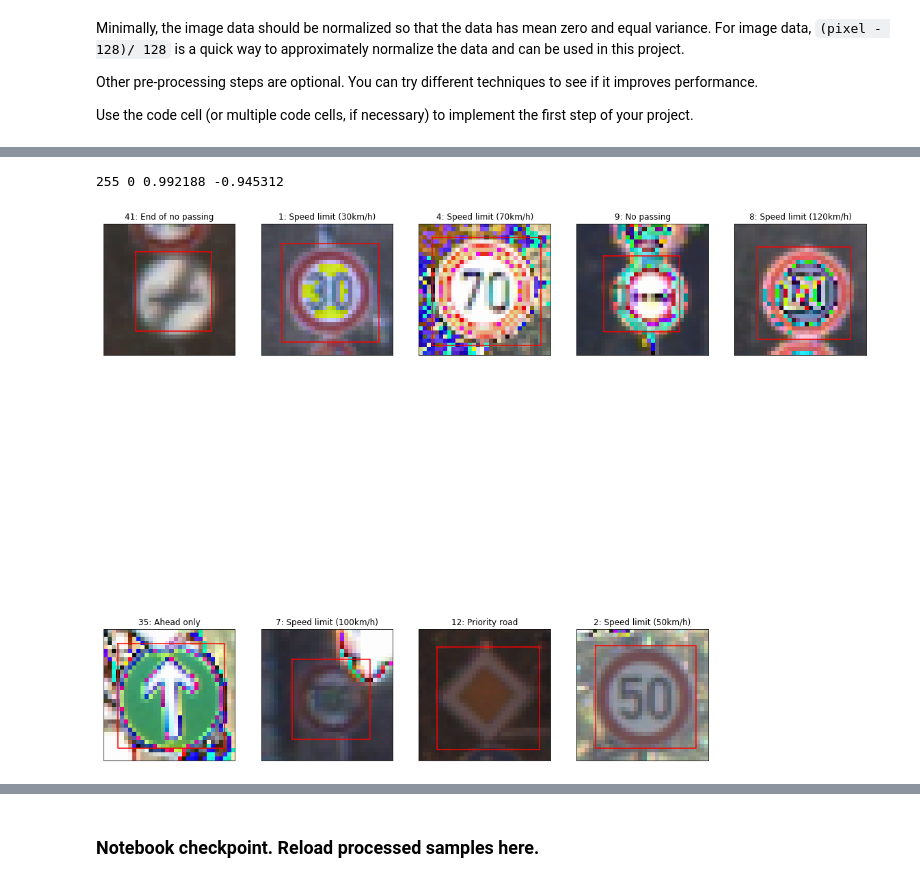
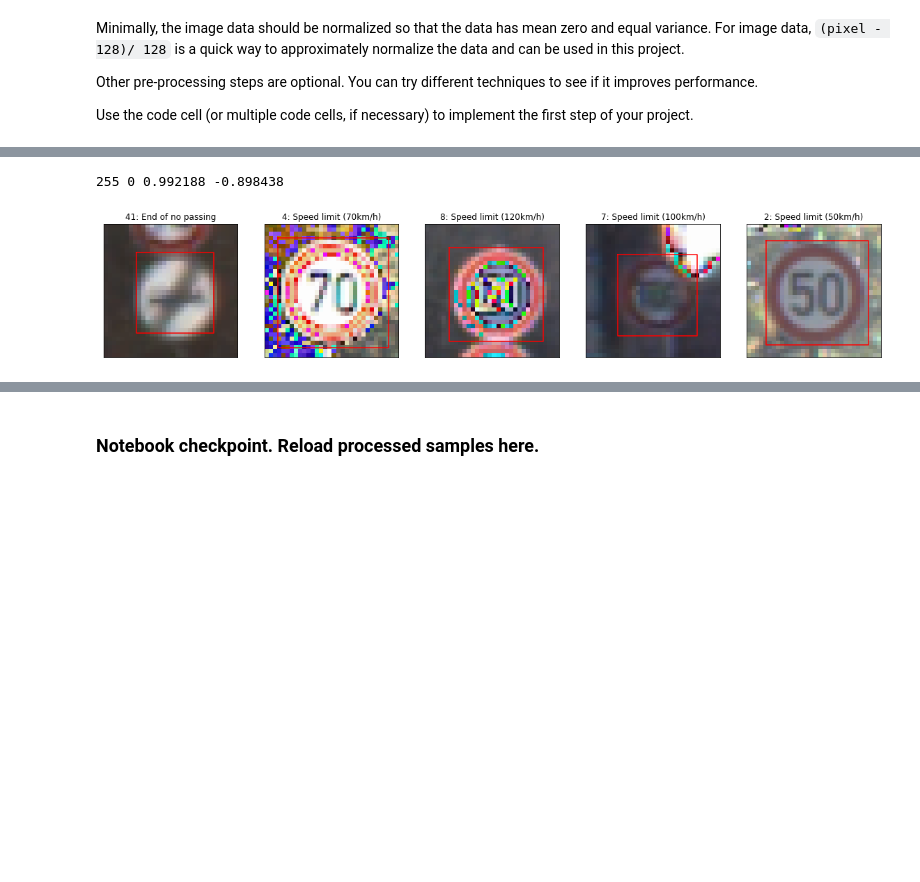
Before and after one commit to ysono/CarND-T1P2-Traffic-Sign-Classifier-Project, a Jupyter notebook: Traffic_Sign_Classifier.ipynb, the cells around one changed output, grey strips where cells are left out. Drawn from its saved outputs; the diff is of its cells as text; code cells hidden in the pictures; blank space fills up the shorter version.

```diff
--- a/Traffic_Sign_Classifier.ipynb
+++ b/Traffic_Sign_Classifier.ipynb
@@ -200,13 +208,13 @@ visualize_dataset(temp_dataset, cmap='gray')
 def pre_proc_images_normalize(images):
     return (images.astype(np.float32) - 128) / 128
 # %%
-temp_dataset = sample_dataset_by_interval(train_dataset, 4000)
+temp_dataset = sample_dataset_by_interval(train_dataset, 8000)
 temp_dataset['features'] = pre_proc_images_normalize(temp_dataset['features'])
 print(train_dataset['features'].max(), train_dataset['features'].min(), temp_dataset['features'].max(), temp_dataset['features'].min())
 visualize_dataset(temp_dataset, vmin=-1.0, vmax=1.0)
 # %% [output]
-255 0 0.992188 -0.945312
+255 0 0.992188 -0.898438
-[figure, old version]
+[figure, new version]
 # %%
 def generate_images_noise(images):
     return np.random.normal(scale=0.04, size=images.shape) + images
```
Also changed, not shown: parts of 26 cells of this notebook.
